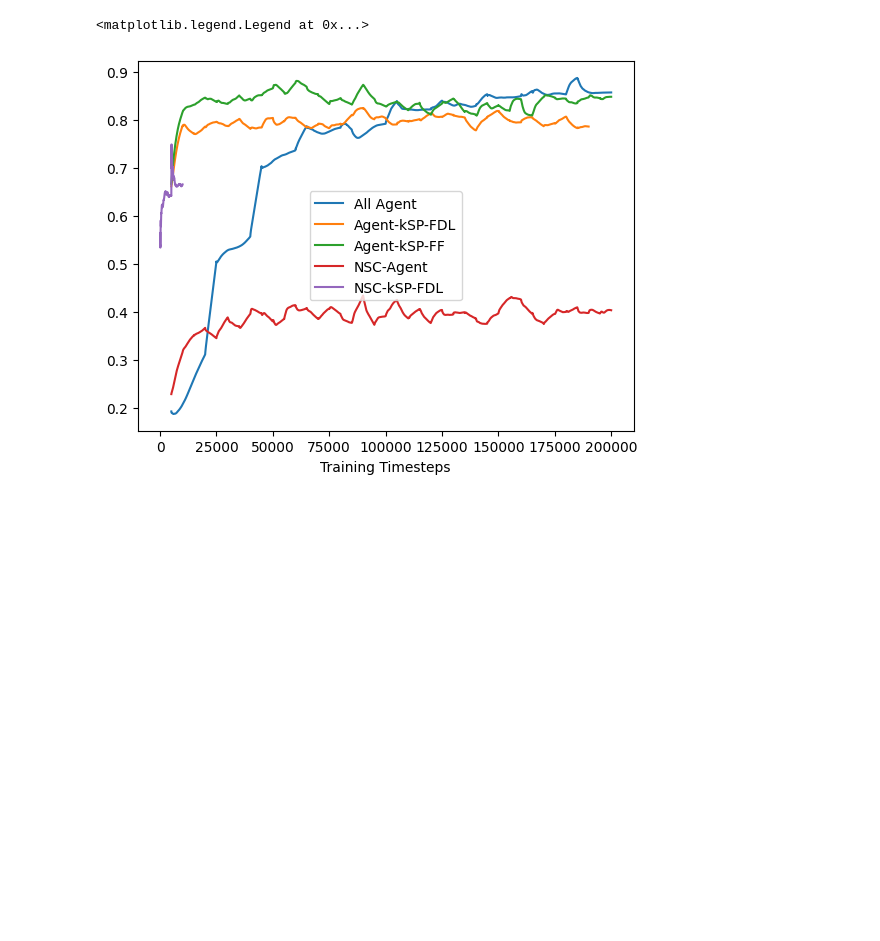
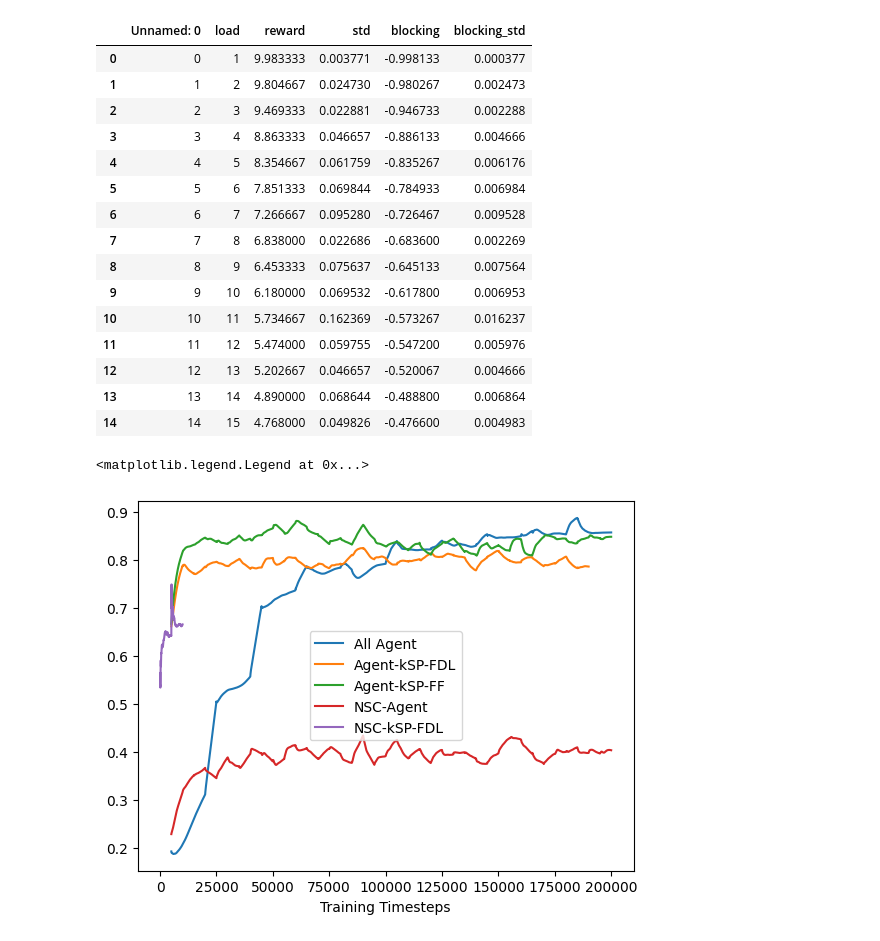
Before and after one commit to micdoh/vone_drl, a Jupyter notebook: plots.ipynb, the cells around one changed output. Saved outputs shown, nothing was run; the diff lists cells and outputs as text; code cells hidden in the pictures; blank space fills up the shorter version.

```diff
--- a/plots.ipynb
+++ b/plots.ipynb
@@ -33,3 +5,30 @@ df_nsc_ksp_fdl
+# %%
+eval_dir = Path("/Users/michaeldoherty/git/vone_drl/eval")
+nsc_ksp_fdl = eval_dir / "nsc_ksp_fdl_df.csv"
+nodes = eval_dir / "agent_nodes_masked.csv"
+paths = eval_dir / "agent_routes_masked.csv"
+# %%
+df_heur = pd.read_csv(nsc_ksp_fdl)
+nodes = pd.read_csv(nodes)
+paths = pd.read_csv(paths)
+paths
+# %% [output]
+|  | Unnamed: 0 | load | reward | std | blocking | blocking_std |
+| 0 | 0 | 1 | 9.983333 | 0.003771 | -0.998133 | 0.000377 |
+| 1 | 1 | 2 | 9.804667 | 0.024730 | -0.980267 | 0.002473 |
+| 2 | 2 | 3 | 9.469333 | 0.022881 | -0.946733 | 0.002288 |
+| 3 | 3 | 4 | 8.863333 | 0.046657 | -0.886133 | 0.004666 |
+| 4 | 4 | 5 | 8.354667 | 0.061759 | -0.835267 | 0.006176 |
+| 5 | 5 | 6 | 7.851333 | 0.069844 | -0.784933 | 0.006984 |
+| 6 | 6 | 7 | 7.266667 | 0.095280 | -0.726467 | 0.009528 |
+| 7 | 7 | 8 | 6.838000 | 0.022686 | -0.683600 | 0.002269 |
+| 8 | 8 | 9 | 6.453333 | 0.075637 | -0.645133 | 0.007564 |
+| 9 | 9 | 10 | 6.180000 | 0.069532 | -0.617800 | 0.006953 |
+| 10 | 10 | 11 | 5.734667 | 0.162369 | -0.573267 | 0.016237 |
+| 11 | 11 | 12 | 5.474000 | 0.059755 | -0.547200 | 0.005976 |
+| 12 | 12 | 13 | 5.202667 | 0.046657 | -0.520067 | 0.004666 |
+| 13 | 13 | 14 | 4.890000 | 0.068644 | -0.488800 | 0.006864 |
+| 14 | 14 | 15 | 4.768000 | 0.049826 | -0.476600 | 0.004983 |
 # %%
 #plt.plot(df.index, df.rolling(100, on="acceptance_ratio")., label="All Agent")
 plt.plot(df_agent.index, df_agent.acceptance_ratio.rolling(5000).mean(), label="All Agent")
```
Also changed, not shown: parts of 3 cells of this notebook, 6 other files.
